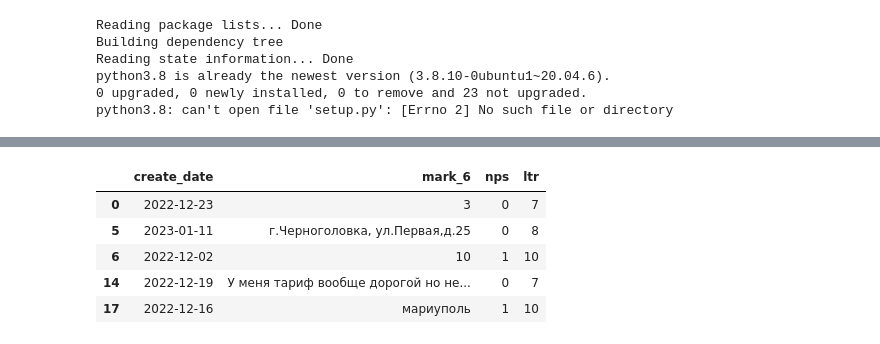
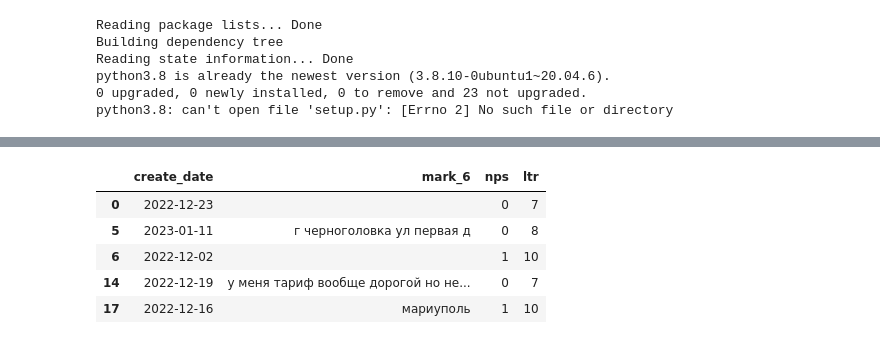
Before and after one commit to Vitalyastiy/cheat-python, a Jupyter notebook: Достоевский.ipynb, the cells around one changed output, grey strips where cells are left out. Drawn from its saved outputs; the diff is of its cells as text; code cells hidden in the pictures.

```diff
--- a/Достоевский.ipynb
+++ b/Достоевский.ipynb
@@ -58,14 +59,19 @@ import pandas as pd
-# %%
-df = pd.read_excel('test.xlsx')
-df= df.dropna()
-df.head()
-# %% [output]
-|  | create_date | mark_6 | nps | ltr |
-| 0 | 2022-12-23 | 3 | 0 | 7 |
-| 5 | 2023-01-11 | г.Черноголовка, ул.Первая,д.25 | 0 | 8 |
-| 6 | 2022-12-02 | 10 | 1 | 10 |
-| 14 | 2022-12-19 | У меня тариф вообще дорогой но не... | 0 | 7 |
-| 17 | 2022-12-16 | мариуполь | 1 | 10 |
+# %%
+df = pd.read_excel('test.xlsx')
+df= df.dropna()
+
+df.mark_6 = df.mark_6.str.replace('\n', ' ', regex=False)
+df.mark_6 = df.mark_6.str.replace('ё', 'е', regex=False)
+df.mark_6 = df.mark_6.str.replace('[^a-zA-Zа-яА-Я]+', ' ')
+df.mark_6 = df.mark_6.str.lower()
+df.head()
+# %% [output]
+|  | create_date | mark_6 | nps | ltr |
+| 0 | 2022-12-23 |  | 0 | 7 |
+| 5 | 2023-01-11 | г черноголовка ул первая д | 0 | 8 |
+| 6 | 2022-12-02 |  | 1 | 10 |
+| 14 | 2022-12-19 | у меня тариф вообще дорогой но не... | 0 | 7 |
+| 17 | 2022-12-16 | мариуполь | 1 | 10 |
 # %%
 tokenizer = RegexTokenizer()
 model = FastTextSocialNetworkModel(tokenizer=tokenizer)
```
Also changed, not shown: parts of 5 cells of this notebook.
